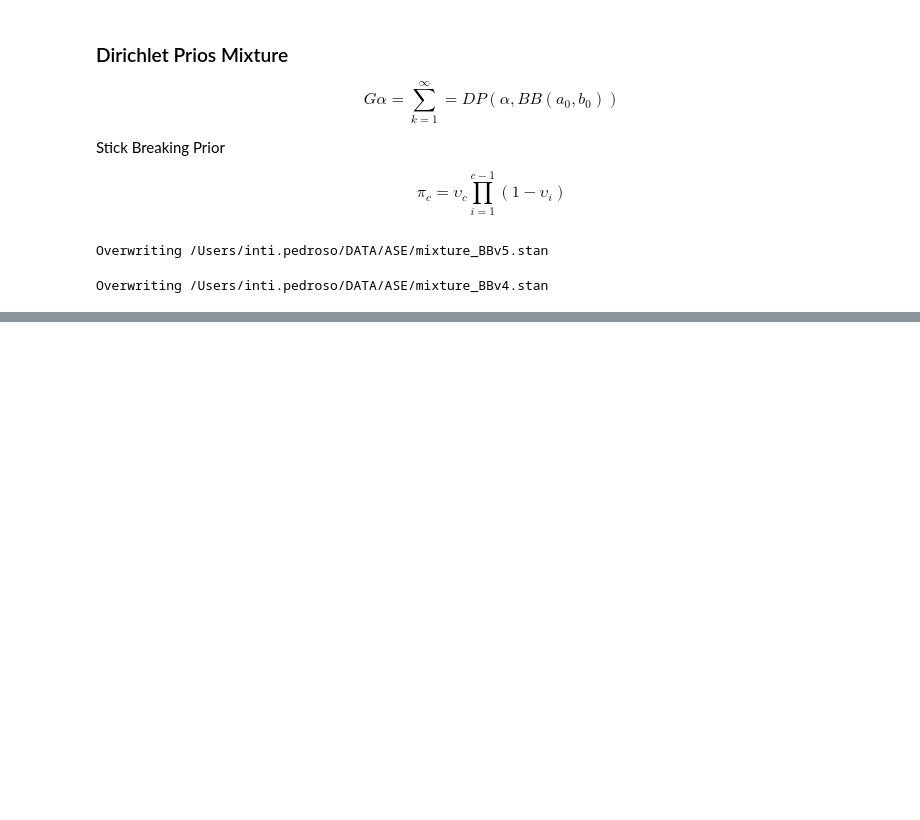
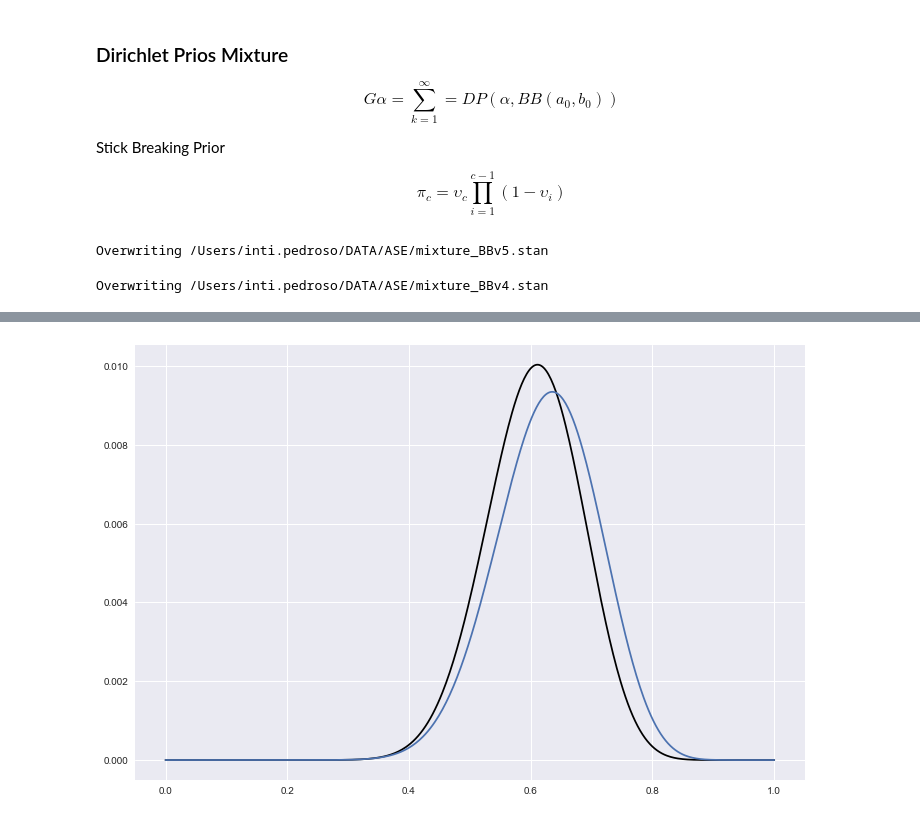
Before and after one commit to inti/ASE, a Jupyter notebook: Untitled.ipynb, the cells around one changed output, grey strips where cells are left out. Drawn from its saved outputs; the diff is of its cells as text; code cells hidden in the pictures; blank space fills up the shorter version.

```diff
--- a/Untitled.ipynb
+++ b/Untitled.ipynb
@@ -290 +511,6 @@ d.head()
+# %%
+plot_beta(x,23,15, color="black")
+plot_beta(x,20.209304899281406, 12.02496232240619)
+# %% [output]
+[figure, added]
 # %%
```
Also changed, not shown: parts of 40 cells of this notebook.
